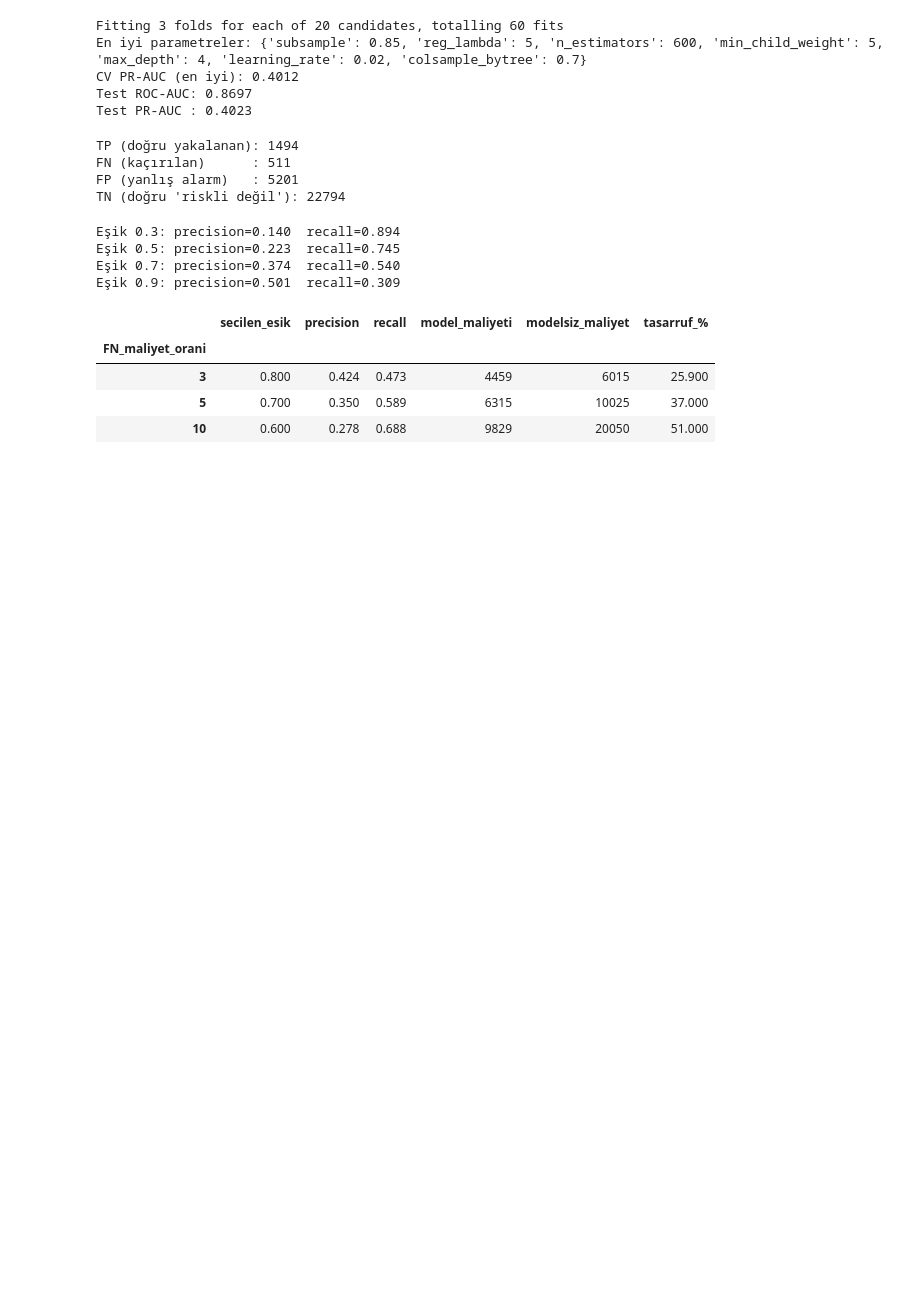
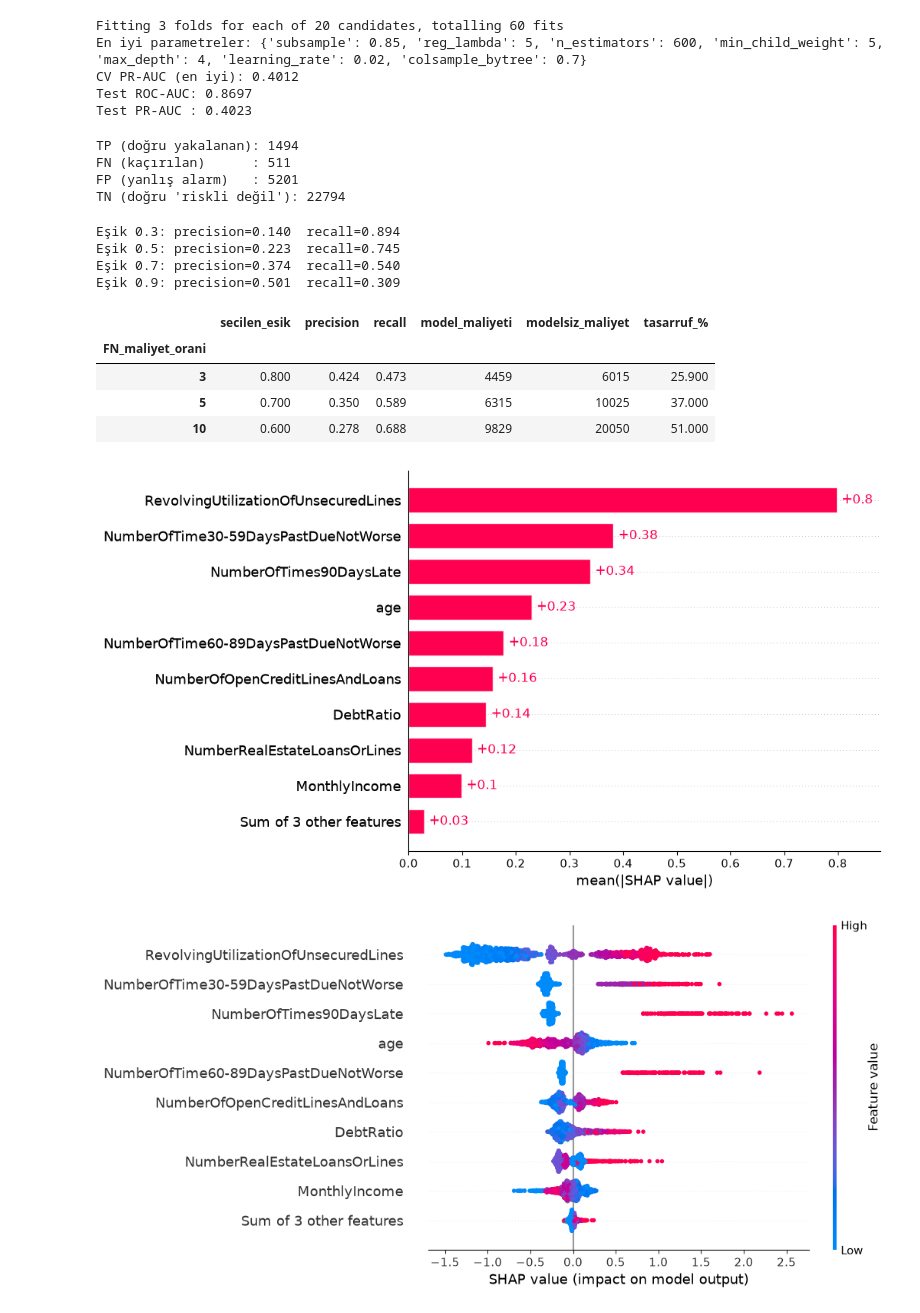
Before and after one commit to Samiltokat97/credit-risk-project, a Jupyter notebook: notebooks/01_eda.ipynb, the cells around one changed output. Saved outputs shown, nothing was run; the diff lists cells and outputs as text; code cells hidden in the pictures; blank space fills up the shorter version.

Commit message:
SHAP açıklanabilirlik analizi ve grafikler

```diff
--- a/notebooks/01_eda.ipynb
+++ b/notebooks/01_eda.ipynb
@@ -549,3 +549,32 @@ pd.DataFrame(satirlar).set_index("FN_maliyet_orani")
 | 3 | 0.800 | 0.424 | 0.473 | 4459 | 6015 | 25.900 |
 | 5 | 0.700 | 0.350 | 0.589 | 6315 | 10025 | 37.000 |
 | 10 | 0.600 | 0.278 | 0.688 | 9829 | 20050 | 51.000 |
+# %%
+import os
+import shap
+import matplotlib.pyplot as plt
+
+# Grafikleri kaydedeceğimiz klasör (README'de kullanacağız)
+os.makedirs("../reports", exist_ok=True)
+
+# Hız için test verisinden 2000 rastgele müşteri seç
+ornek = X_test.sample(2000, random_state=42)
+
+# Ağaç tabanlı modeller için SHAP açıklayıcısı (ayarlı XGBoost)
+aciklayici = shap.TreeExplainer(en_iyi)
+
+# Her müşteri ve her özellik için SHAP değerlerini hesapla
+shap_degerleri = aciklayici(ornek)
+
+# Grafik 1: Hangi özellik ortalama olarak ne kadar etkili? (çubuk grafik)
+shap.plots.bar(shap_degerleri, show=False)
+plt.savefig("../reports/shap_onem.png", dpi=150, bbox_inches="tight")
+plt.show()
+
+# Grafik 2: Her nokta bir müşteri; renk özelliğin değeri, x ekseni riske etkisi
+shap.plots.beeswarm(shap_degerleri, show=False)
+plt.savefig("../reports/shap_beeswarm.png", dpi=150, bbox_inches="tight")
+plt.show()
+# %% [output]
+[figure, added]
+[figure, added]
```
Also changed, not shown: parts of 1 cell of this notebook, 3 other files.
